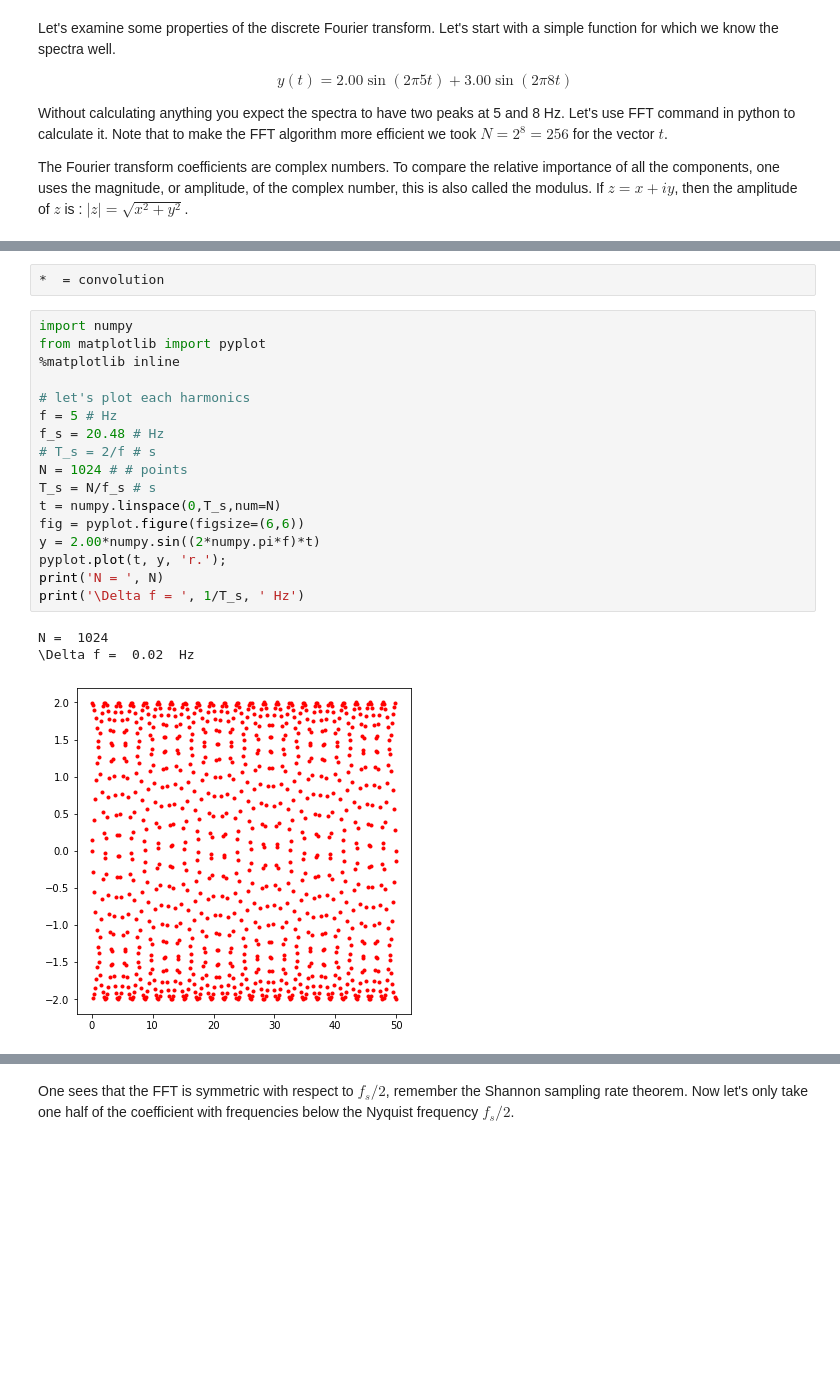
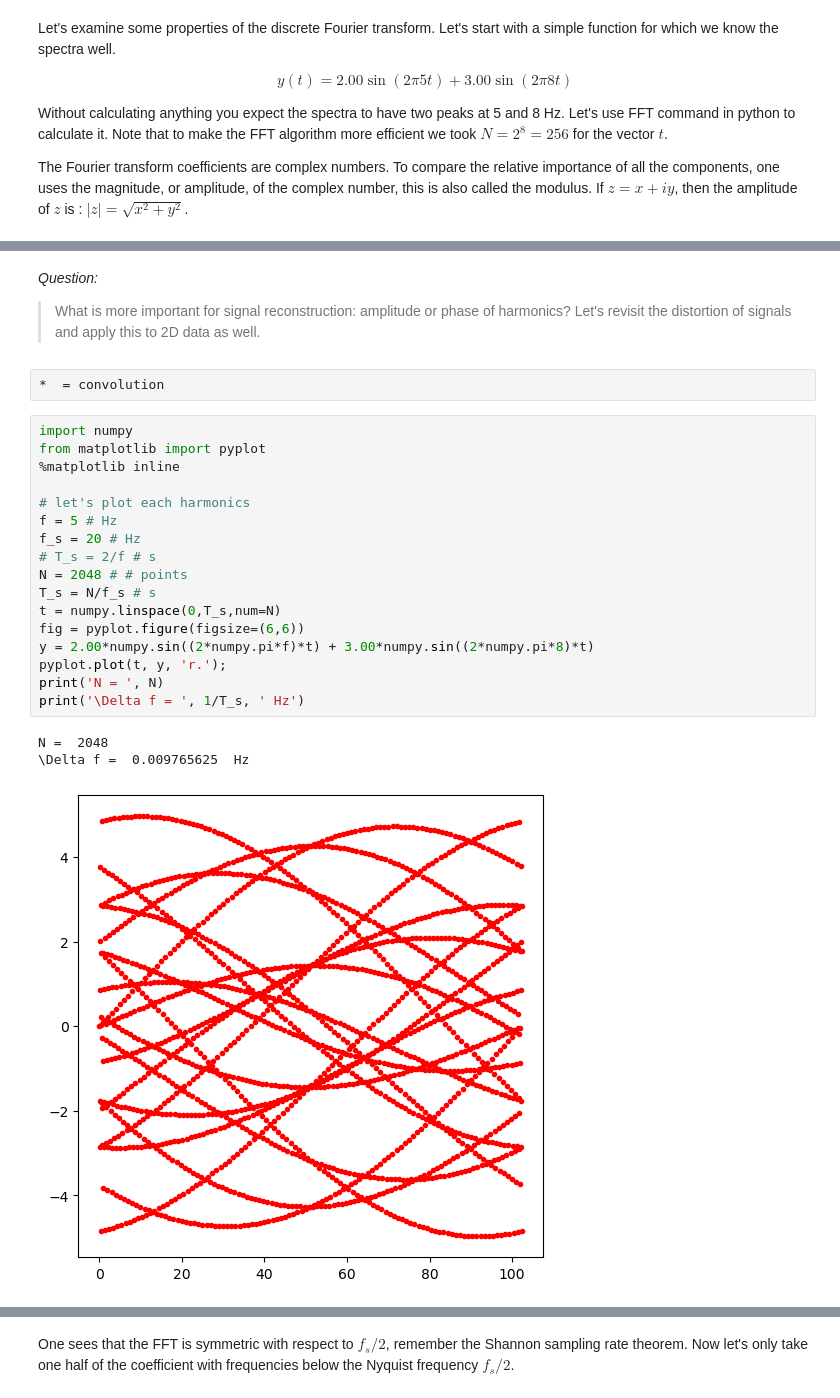
Before and after one commit to myamakaitis/GWU-MAE3120_2023, a Jupyter notebook: Lectures/03_FourierAnalysis.ipynb, the cells around one changed output, grey strips where cells are left out. Drawn from its saved outputs; the diff is of its cells as text; blank space fills up the shorter version.

```diff
--- a/Lectures/03_FourierAnalysis.ipynb
+++ b/Lectures/03_FourierAnalysis.ipynb
@@ -349,24 +346,29 @@ y(t) & =  C_{-5} e^{-i\omega_5 t} + C_{-3} e^{-i\omega_3 t} + C_{-1} e^{-\omega_
+# %% [markdown]
+
+_Question:_
+
+> What is more important for signal reconstruction: amplitude or phase of harmonics?  Let's revisit the distortion of signals and apply this to 2D data as well.
 # %% [raw]
 *  = convolution
 # %%
 import numpy
 from matplotlib import pyplot
 %matplotlib inline
 
 # let's plot each harmonics
 f = 5 # Hz
-f_s = 20.48 # Hz
+f_s = 20 # Hz
 # T_s = 2/f # s
-N = 1024 # # points
+N = 2048 # # points
 T_s = N/f_s # s
 t = numpy.linspace(0,T_s,num=N)
 fig = pyplot.figure(figsize=(6,6))
-y = 2.00*numpy.sin((2*numpy.pi*f)*t)
+y = 2.00*numpy.sin((2*numpy.pi*f)*t) + 3.00*numpy.sin((2*numpy.pi*8)*t)
 pyplot.plot(t, y, 'r.');
 print('N = ', N)
 print('\Delta f = ', 1/T_s, ' Hz')
 # %% [output]
-N =  1024
-\Delta f =  0.02  Hz
+N =  2048
+\Delta f =  0.009765625  Hz
-[figure, old version]
+[figure, new version]
 # %%
```
Also changed, not shown: parts of 15 cells of this notebook.
